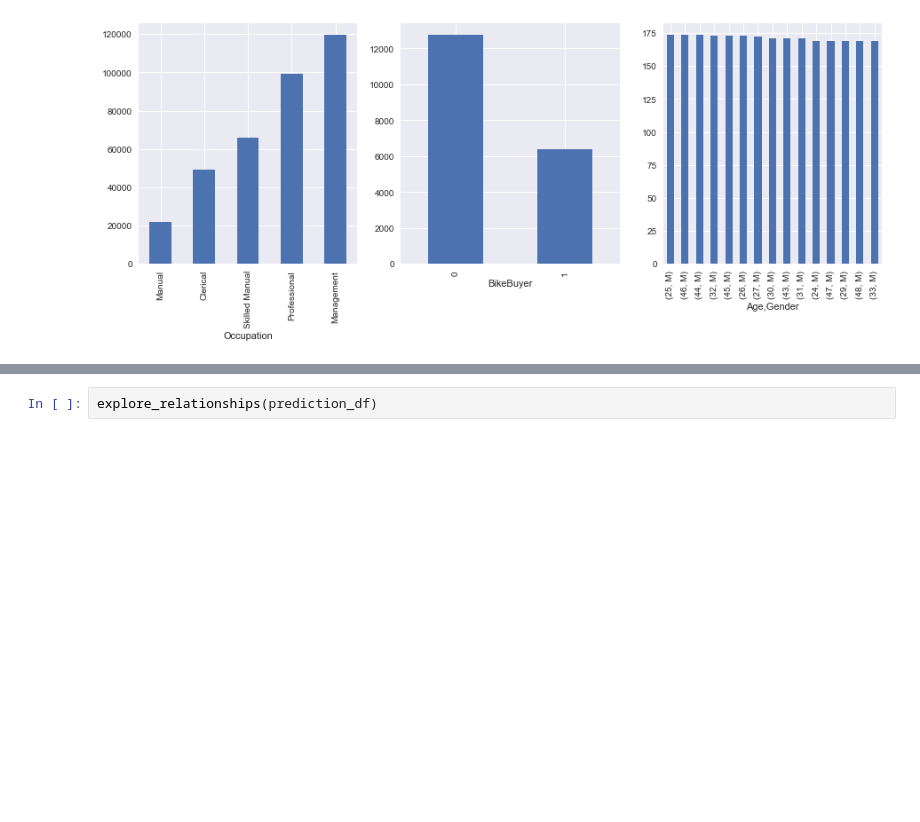
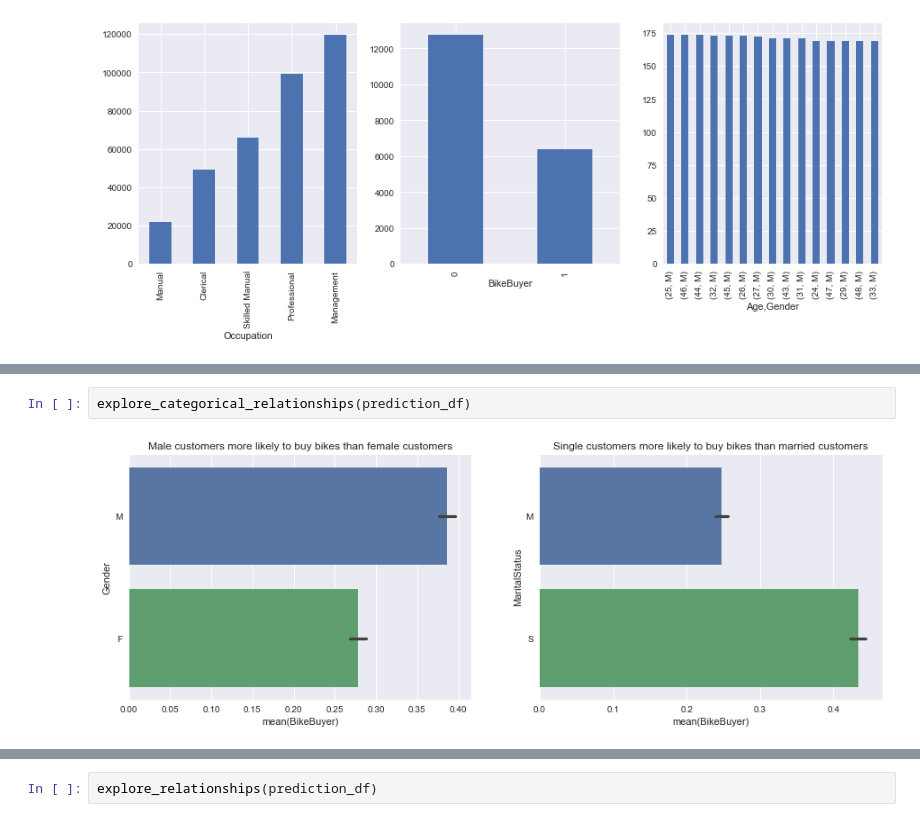
Before and after one commit to noorzaman/challange_weeknd, a Jupyter notebook: challange_weekend.ipynb, the cells around one changed output, grey strips where cells are left out. Cells and saved outputs as stored; diff of their text form; blank space fills up the shorter version.

Commit message:
added more categorical relationshups

```diff
--- a/challange_weekend.ipynb
+++ b/challange_weekend.ipynb
@@ -130,0 +139,4 @@ We can also look at some different relationships that might come in handy to iro
+# %%
+explore_categorical_relationships(prediction_df)
+# %% [output]
+[figure, added]
```
Also changed, not shown: parts of 6 cells of this notebook.
